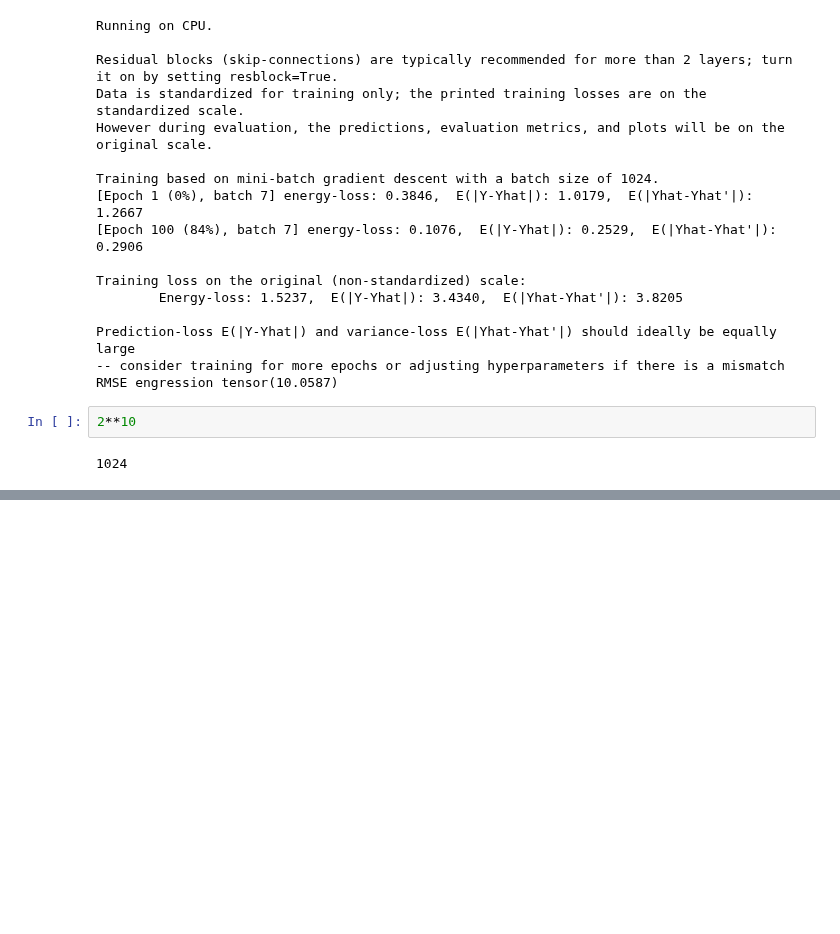
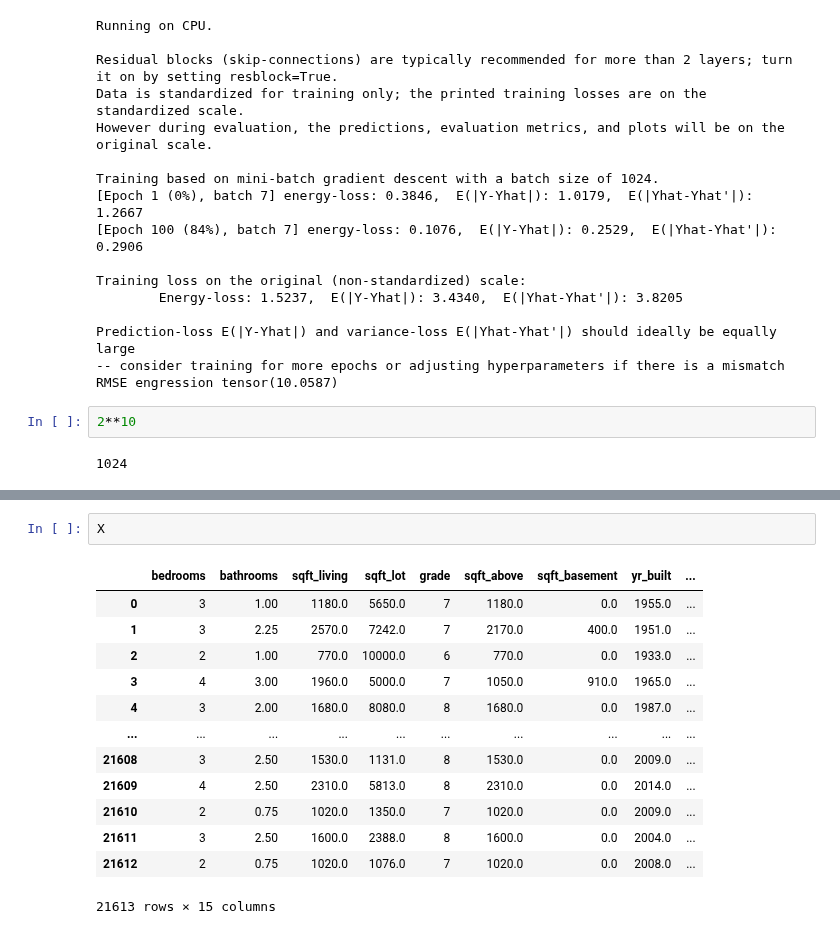
Before and after one commit to mmaninetti/ML_models_for_extrapolation, a Jupyter notebook: ONLY NUMERICAL FEATURES/REGRESSION/RMSE/tests.ipynb, the cells around one changed output, grey strips where cells are left out. Drawn from its saved outputs; the diff is of its cells as text; blank space fills up the shorter version.

```diff
--- a/ONLY NUMERICAL FEATURES/REGRESSION/RMSE/tests.ipynb
+++ b/ONLY NUMERICAL FEATURES/REGRESSION/RMSE/tests.ipynb
@@ -1284,0 +1543,16 @@ RMSE engression tensor(10.0587)
+# %%
+X
+# %% [output]
+|  | bedrooms | bathrooms | sqft_living | sqft_lot | grade | sqft_above | sqft_basement | yr_built | ... |
+| 0 | 3 | 1.00 | 1180.0 | 5650.0 | 7 | 1180.0 | 0.0 | 1955.0 | ... |
+| 1 | 3 | 2.25 | 2570.0 | 7242.0 | 7 | 2170.0 | 400.0 | 1951.0 | ... |
+| 2 | 2 | 1.00 | 770.0 | 10000.0 | 6 | 770.0 | 0.0 | 1933.0 | ... |
+| 3 | 4 | 3.00 | 1960.0 | 5000.0 | 7 | 1050.0 | 910.0 | 1965.0 | ... |
+| 4 | 3 | 2.00 | 1680.0 | 8080.0 | 8 | 1680.0 | 0.0 | 1987.0 | ... |
+| ... | ... | ... | ... | ... | ... | ... | ... | ... | ... |
+| 21608 | 3 | 2.50 | 1530.0 | 1131.0 | 8 | 1530.0 | 0.0 | 2009.0 | ... |
+| 21609 | 4 | 2.50 | 2310.0 | 5813.0 | 8 | 2310.0 | 0.0 | 2014.0 | ... |
+| 21610 | 2 | 0.75 | 1020.0 | 1350.0 | 7 | 1020.0 | 0.0 | 2009.0 | ... |
+| 21611 | 3 | 2.50 | 1600.0 | 2388.0 | 8 | 1600.0 | 0.0 | 2004.0 | ... |
+| 21612 | 2 | 0.75 | 1020.0 | 1076.0 | 7 | 1020.0 | 0.0 | 2008.0 | ... |
+21613 rows × 15 columns
```
Also changed, not shown: parts of 6 cells of this notebook, 2 other files.
